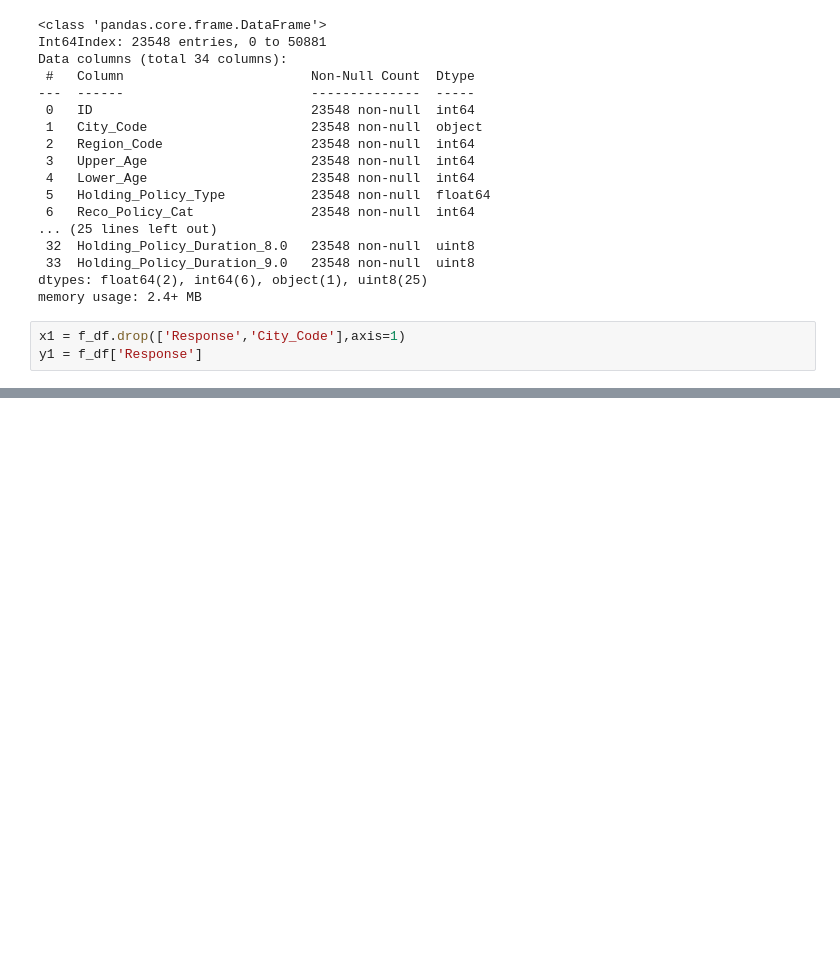
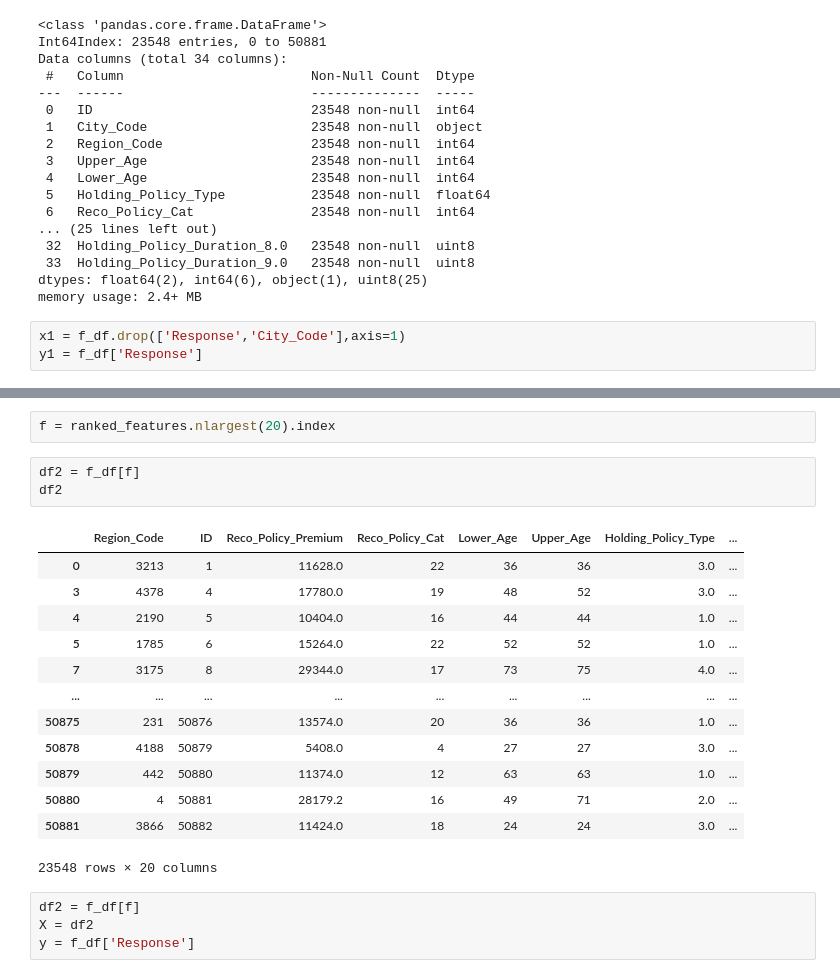
Before and after one commit to Suchitra-Majumdar/Health_Insurance_Lead_Prediction, a Jupyter notebook: Health Insurance Lead Prediction.ipynb, the cells around one changed output, grey strips where cells are left out. Drawn from its saved outputs; the diff is of its cells as text; blank space fills up the shorter version.

```diff
--- a/Health Insurance Lead Prediction.ipynb
+++ b/Health Insurance Lead Prediction.ipynb
@@ -188,0 +198,23 @@ ranked_features.nlargest(20).plot(kind='barh')
+# %%
+f = ranked_features.nlargest(20).index
+# %%
+df2 = f_df[f]
+df2
+# %% [output]
+|  | Region_Code | ID | Reco_Policy_Premium | Reco_Policy_Cat | Lower_Age | Upper_Age | Holding_Policy_Type | ... |
+| 0 | 3213 | 1 | 11628.0 | 22 | 36 | 36 | 3.0 | ... |
+| 3 | 4378 | 4 | 17780.0 | 19 | 48 | 52 | 3.0 | ... |
+| 4 | 2190 | 5 | 10404.0 | 16 | 44 | 44 | 1.0 | ... |
+| 5 | 1785 | 6 | 15264.0 | 22 | 52 | 52 | 1.0 | ... |
+| 7 | 3175 | 8 | 29344.0 | 17 | 73 | 75 | 4.0 | ... |
+| ... | ... | ... | ... | ... | ... | ... | ... | ... |
+| 50875 | 231 | 50876 | 13574.0 | 20 | 36 | 36 | 1.0 | ... |
+| 50878 | 4188 | 50879 | 5408.0 | 4 | 27 | 27 | 3.0 | ... |
+| 50879 | 442 | 50880 | 11374.0 | 12 | 63 | 63 | 1.0 | ... |
+| 50880 | 4 | 50881 | 28179.2 | 16 | 49 | 71 | 2.0 | ... |
+| 50881 | 3866 | 50882 | 11424.0 | 18 | 24 | 24 | 3.0 | ... |
+23548 rows × 20 columns
+# %%
+df2 = f_df[f]
+X = df2
+y = f_df['Response']
```
Also changed, not shown: parts of 2 cells of this notebook.
